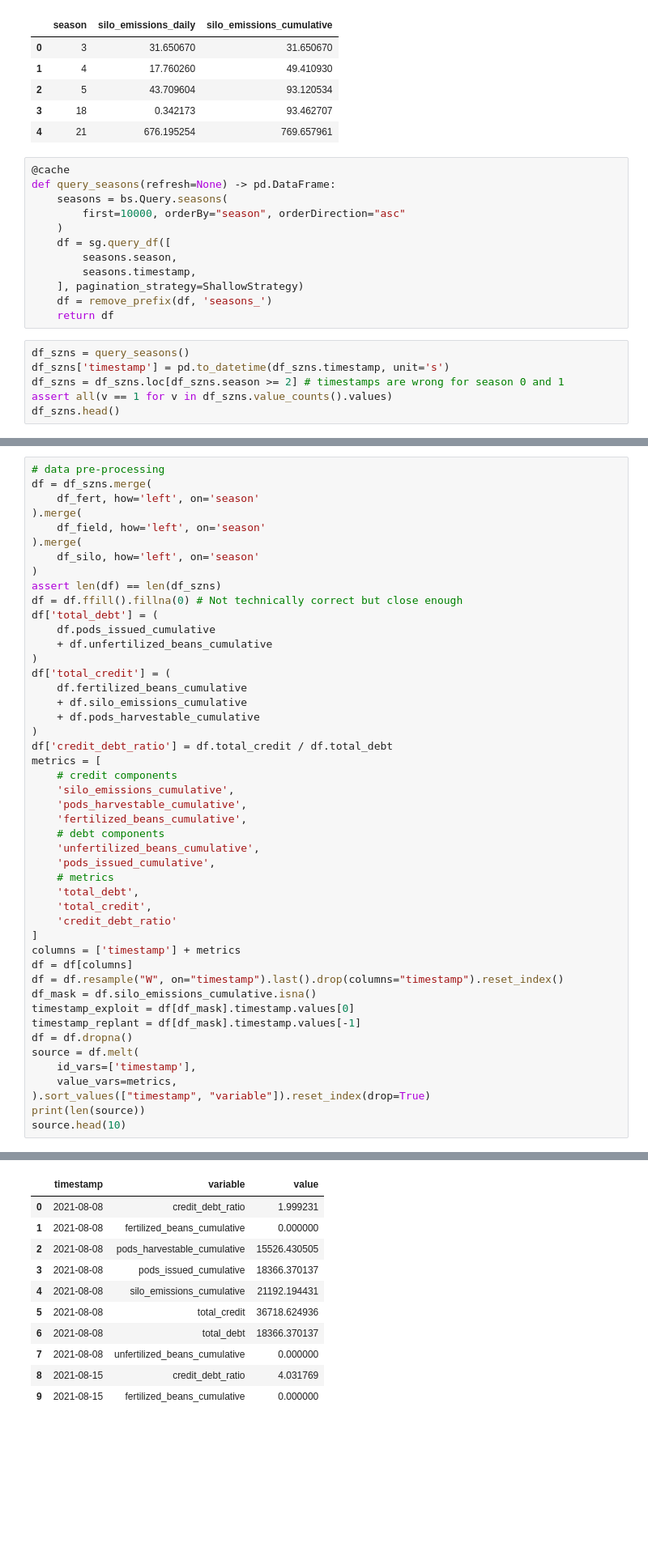
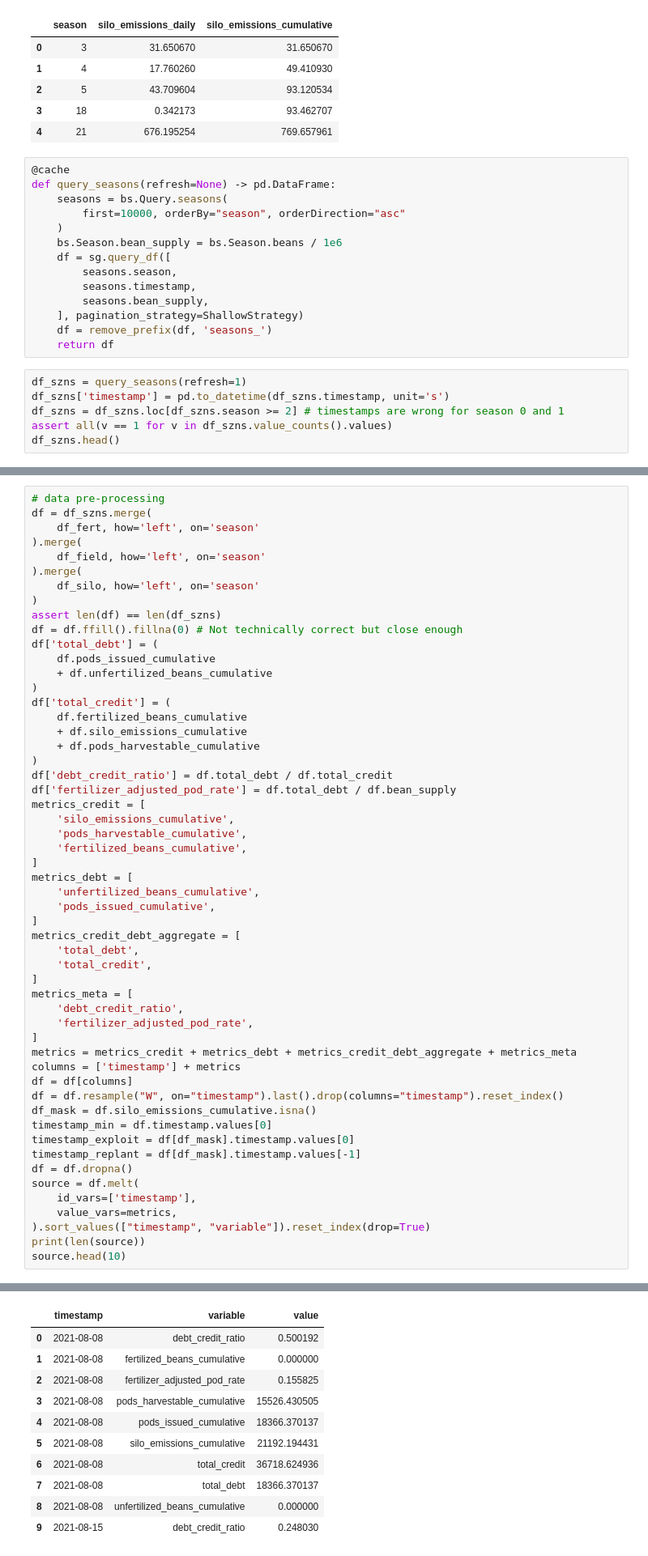
Before and after one commit to BeanstalkFarms/Beanstalk-Analytics, a Jupyter notebook: Creditworthiness.ipynb, the cells around one changed output, grey strips where cells are left out. Shown at 81% size. Saved outputs shown, nothing was run; the diff lists cells and outputs as text; blank space fills up the shorter version.

Commit message:
Improvements to beanstalk creditworthiness chart

```diff
--- a/Creditworthiness.ipynb
+++ b/Creditworthiness.ipynb
@@ -223,14 +223,16 @@ def query_seasons(refresh=None) -> pd.DataFrame:
     seasons = bs.Query.seasons(
         first=10000, orderBy="season", orderDirection="asc"
     )
+    bs.Season.bean_supply = bs.Season.beans / 1e6
     df = sg.query_df([
         seasons.season,
         seasons.timestamp,
+        seasons.bean_supply,
     ], pagination_strategy=ShallowStrategy)
     df = remove_prefix(df, 'seasons_')
     return df
 # %%
-df_szns = query_seasons()
+df_szns = query_seasons(refresh=1)
 df_szns['timestamp'] = pd.to_datetime(df_szns.timestamp, unit='s')
 df_szns = df_szns.loc[df_szns.season >= 2] # timestamps are wrong for season 0 and 1
 assert all(v == 1 for v in df_szns.value_counts().values)
@@ -262,24 +264,31 @@ df['total_credit'] = (
     + df.silo_emissions_cumulative
     + df.pods_harvestable_cumulative
 )
-df['credit_debt_ratio'] = df.total_credit / df.total_debt
-metrics = [
-    # credit components
+df['debt_credit_ratio'] = df.total_debt / df.total_credit
+df['fertilizer_adjusted_pod_rate'] = df.total_debt / df.bean_supply
+metrics_credit = [
     'silo_emissions_cumulative',
     'pods_harvestable_cumulative',
     'fertilized_beans_cumulative',
-    # debt components
+]
+metrics_debt = [
     'unfertilized_beans_cumulative',
     'pods_issued_cumulative',
-    # metrics
+]
+metrics_credit_debt_aggregate = [
     'total_debt',
     'total_credit',
-    'credit_debt_ratio'
 ]
+metrics_meta = [
+    'debt_credit_ratio',
+    'fertilizer_adjusted_pod_rate',
+]
+metrics = metrics_credit + metrics_debt + metrics_credit_debt_aggregate + metrics_meta
 columns = ['timestamp'] + metrics
 df = df[columns]
 df = df.resample("W", on="timestamp").last().drop(columns="timestamp").reset_index()
 df_mask = df.silo_emissions_cumulative.isna()
+timestamp_min = df.timestamp.values[0]
 timestamp_exploit = df[df_mask].timestamp.values[0]
 timestamp_replant = df[df_mask].timestamp.values[-1]
 df = df.dropna()
@@ -294,13 +303,13 @@ source.head(10)
 |  | timestamp | variable | value |
-| 0 | 2021-08-08 | credit_debt_ratio | 1.999231 |
+| 0 | 2021-08-08 | debt_credit_ratio | 0.500192 |
 | 1 | 2021-08-08 | fertilized_beans_cumulative | 0.000000 |
-| 2 | 2021-08-08 | pods_harvestable_cumulative | 15526.430505 |
-| 3 | 2021-08-08 | pods_issued_cumulative | 18366.370137 |
-| 4 | 2021-08-08 | silo_emissions_cumulative | 21192.194431 |
-| 5 | 2021-08-08 | total_credit | 36718.624936 |
-| 6 | 2021-08-08 | total_debt | 18366.370137 |
-| 7 | 2021-08-08 | unfertilized_beans_cumulative | 0.000000 |
-| 8 | 2021-08-15 | credit_debt_ratio | 4.031769 |
-| 9 | 2021-08-15 | fertilized_beans_cumulative | 0.000000 |
+| 2 | 2021-08-08 | fertilizer_adjusted_pod_rate | 0.155825 |
+| 3 | 2021-08-08 | pods_harvestable_cumulative | 15526.430505 |
+| 4 | 2021-08-08 | pods_issued_cumulative | 18366.370137 |
+| 5 | 2021-08-08 | silo_emissions_cumulative | 21192.194431 |
+| 6 | 2021-08-08 | total_credit | 36718.624936 |
+| 7 | 2021-08-08 | total_debt | 18366.370137 |
+| 8 | 2021-08-08 | unfertilized_beans_cumulative | 0.000000 |
+| 9 | 2021-08-15 | debt_credit_ratio | 0.248030 |
 # %%
 # alt.data_transformers.disable_max_rows()
```
Also changed, not shown: parts of 4 cells of this notebook.
